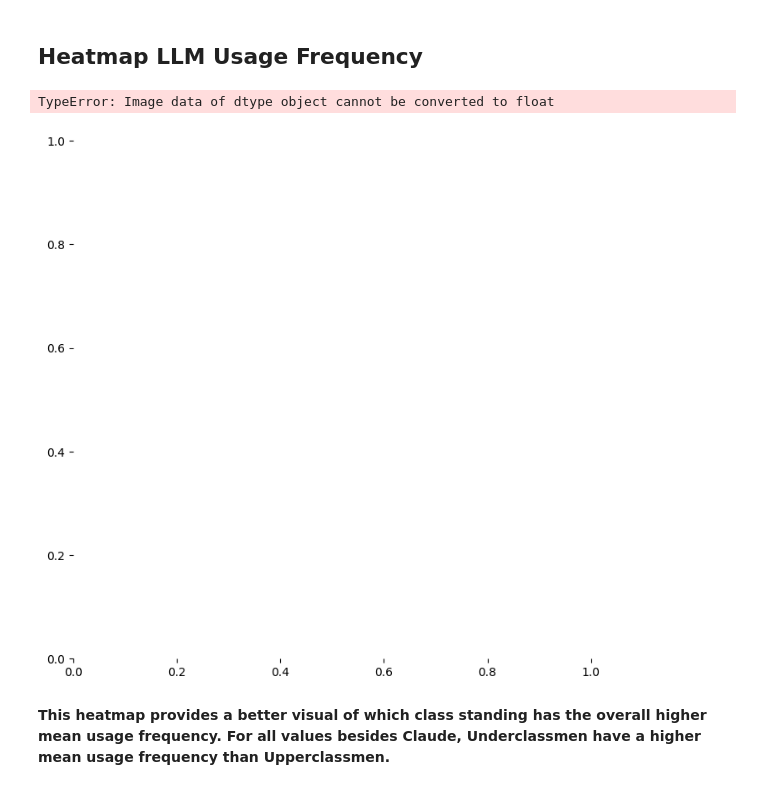
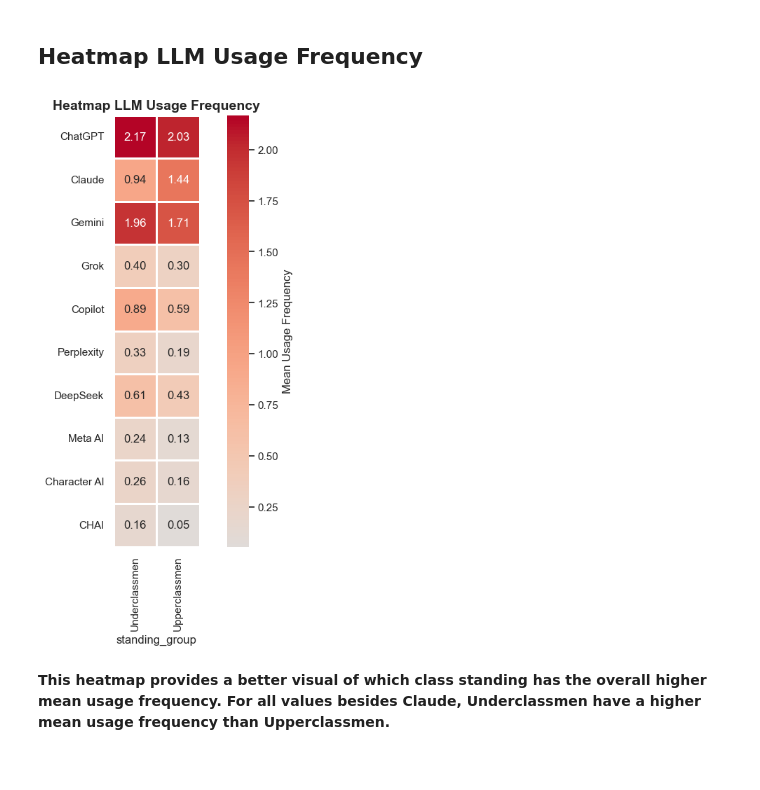
Before and after one commit to avamwilliams/105Lab5-6, a Jupyter notebook: proj.ipynb, the cells around one changed output. Saved outputs shown, nothing was run; the diff lists cells and outputs as text; code cells hidden in the pictures.

```diff
--- a/proj.ipynb
+++ b/proj.ipynb
@@ -422,43 +429,40 @@ plt.show()
 # %%
 #I USED BOTH THE LAB 5-6 GUIDE TO REFERENCE HOW TO SET UP THE HEATMAP AND ASKED CLAUDE FOR HELP SETTING THE ROWS TO THE LLMS AND
 #THE COLS TO THE CLASS STADING
-
-import seaborn as sns
 
 # Select only numeric columns for correlation analysis (excluding 'Gender' which is categorical)
 numeric_df = data_df[llm_cols]
 
 #rename columns
 llm_names = ['ChatGPT', 'Claude', 'Gemini', 'Grok', 'Copilot','Perplexity', 'DeepSeek', 'Meta AI', 'Character AI', 'CHAI']
 
 
 #transpose operation, which flips the rows and columns so that
 #llm names can be the rows and the class standing can be cols
 heat_map = group_means.T
 heat_map.index = llm_names
 
-
+heat_map = heat_map.apply(pd.to_numeric, errors='coerce')
 
 # Set figure size for better readability
 plt.figure(figsize=(10, 8))
 
 # Create the heatmap
 sns.heatmap(heat_map, center=0, cmap='coolwarm', annot=True, fmt='.2f',
             square=True, linewidths=1, cbar_kws={'label': 'Mean Usage Frequency'})
 
 # Add title
 plt.title('Heatmap LLM Usage Frequency', fontsize=14, fontweight='bold')
 
 # Display the plot
 plt.show()
 
 # Interpretation:
 # - Values close to +1 (dark red): Strong positive correlation
 # - Values close to -1 (dark blue): Strong negative correlation
 # - Values close to 0 (white): Little to no correlation
 # %% [output]
-TypeError: Image data of dtype object cannot be converted to float
-[figure, old version]
+[figure, new version]
 # %% [markdown]
 **This heatmap provides a better visual of which class standing has the overall higher mean usage frequency. For all values besides Claude, Underclassmen have a higher mean usage frequency than Upperclassmen.**
 # %% [markdown]
```
Also changed, not shown: parts of 10 cells of this notebook.
